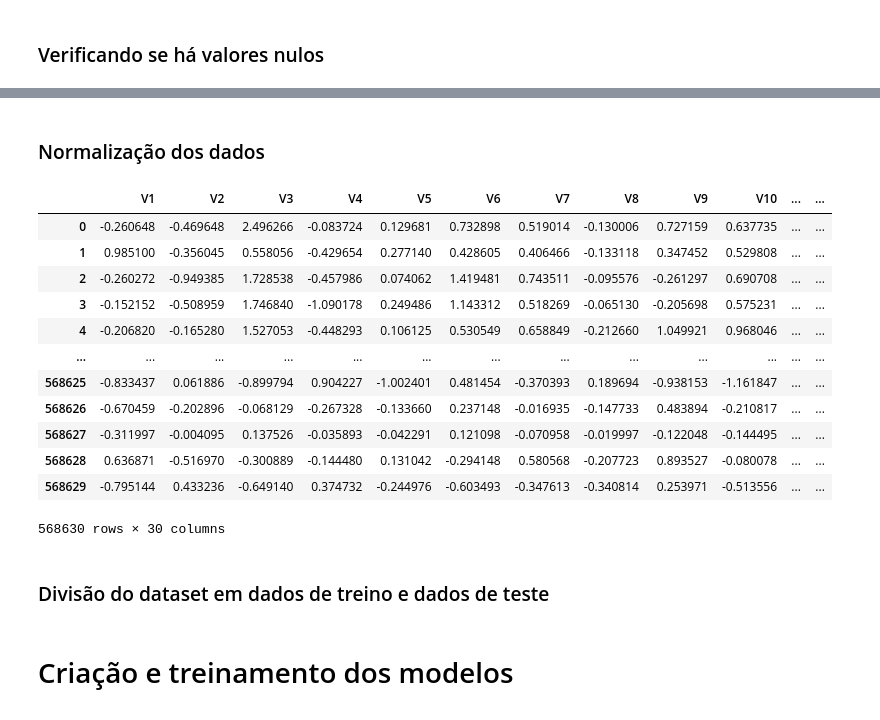
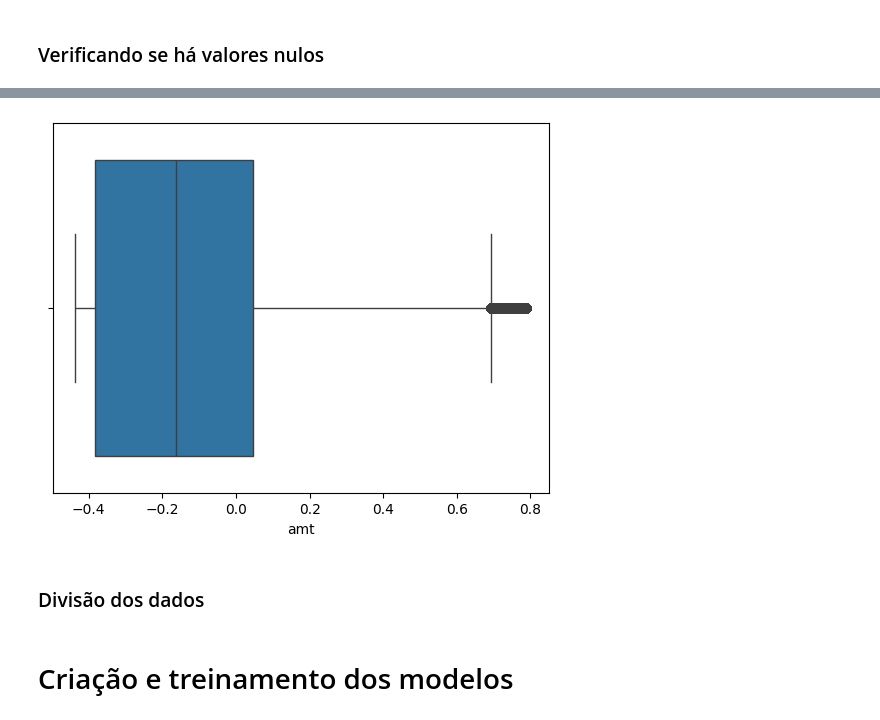
Before and after one commit to jlsm2/deeplearning, a Jupyter notebook: cc_fraud_detection.ipynb, the cells around one changed output, grey strips where cells are left out. Cells and saved outputs as stored; diff of their text form; code cells hidden in the pictures.

```diff
--- a/cc_fraud_detection.ipynb
+++ b/cc_fraud_detection.ipynb
@@ -112,25 +282,29 @@ sns.boxplot(x=df["Amount"])
+# %%
+# test
+
+# identificação dos outliers
+Q1 = dfTest["amt"].quantile(0.25)
+Q3 = dfTest["amt"].quantile(0.75)
+IQR = Q3 - Q1
+
+lower_bound = Q1 - 1.5 * IQR
+upper_bound = Q3 + 1.5 * IQR
+
+outliers = dfTest[(dfTest["amt"] < lower_bound) | (dfTest["amt"] > upper_bound)]
+
+# remoção
+dfTest_cleaned = dfTest[(dfTest["amt"] >= lower_bound) & (dfTest["amt"] <= upper_bound)]
+
+# substituicao de valores
+dfTest["amt"] = np.where(dfTest["amt"] < lower_bound, lower_bound, dfTest["amt"])
+dfTest["amt"] = np.where(dfTest["amt"] > upper_bound, upper_bound, dfTest["amt"])
+
+# transformação de dados
+dfTest["amt"] = np.log(dfTest["amt"] + 1)  # somar 1 para evitar log(0)
+# %%
+sns.boxplot(x=dfTest_cleaned["amt"])
+plt.show()
+# %% [output]
+[figure, added]
 # %% [markdown]
-### Normalização dos dados
+### Divisão dos dados
-# %%
-scaler = MinMaxScaler()
-
-# normalizando Amount e V1-V28
-df[["Amount"]] = scaler.fit_transform(df[["Amount"]])
-
-df
-# %% [output]
-|  | V1 | V2 | V3 | V4 | V5 | V6 | V7 | V8 | V9 | V10 | ... | ... |
-| 0 | -0.260648 | -0.469648 | 2.496266 | -0.083724 | 0.129681 | 0.732898 | 0.519014 | -0.130006 | 0.727159 | 0.637735 | ... | ... |
-| 1 | 0.985100 | -0.356045 | 0.558056 | -0.429654 | 0.277140 | 0.428605 | 0.406466 | -0.133118 | 0.347452 | 0.529808 | ... | ... |
-| 2 | -0.260272 | -0.949385 | 1.728538 | -0.457986 | 0.074062 | 1.419481 | 0.743511 | -0.095576 | -0.261297 | 0.690708 | ... | ... |
-| 3 | -0.152152 | -0.508959 | 1.746840 | -1.090178 | 0.249486 | 1.143312 | 0.518269 | -0.065130 | -0.205698 | 0.575231 | ... | ... |
-| 4 | -0.206820 | -0.165280 | 1.527053 | -0.448293 | 0.106125 | 0.530549 | 0.658849 | -0.212660 | 1.049921 | 0.968046 | ... | ... |
-| ... | ... | ... | ... | ... | ... | ... | ... | ... | ... | ... | ... | ... |
-| 568625 | -0.833437 | 0.061886 | -0.899794 | 0.904227 | -1.002401 | 0.481454 | -0.370393 | 0.189694 | -0.938153 | -1.161847 | ... | ... |
-| 568626 | -0.670459 | -0.202896 | -0.068129 | -0.267328 | -0.133660 | 0.237148 | -0.016935 | -0.147733 | 0.483894 | -0.210817 | ... | ... |
-| 568627 | -0.311997 | -0.004095 | 0.137526 | -0.035893 | -0.042291 | 0.121098 | -0.070958 | -0.019997 | -0.122048 | -0.144495 | ... | ... |
-| 568628 | 0.636871 | -0.516970 | -0.300889 | -0.144480 | 0.131042 | -0.294148 | 0.580568 | -0.207723 | 0.893527 | -0.080078 | ... | ... |
-| 568629 | -0.795144 | 0.433236 | -0.649140 | 0.374732 | -0.244976 | -0.603493 | -0.347613 | -0.340814 | 0.253971 | -0.513556 | ... | ... |
-568630 rows × 30 columns
-# %% [markdown]
-### Divisão do dataset em dados de treino e dados de teste
```
Also changed, not shown: parts of 32 cells of this notebook.
